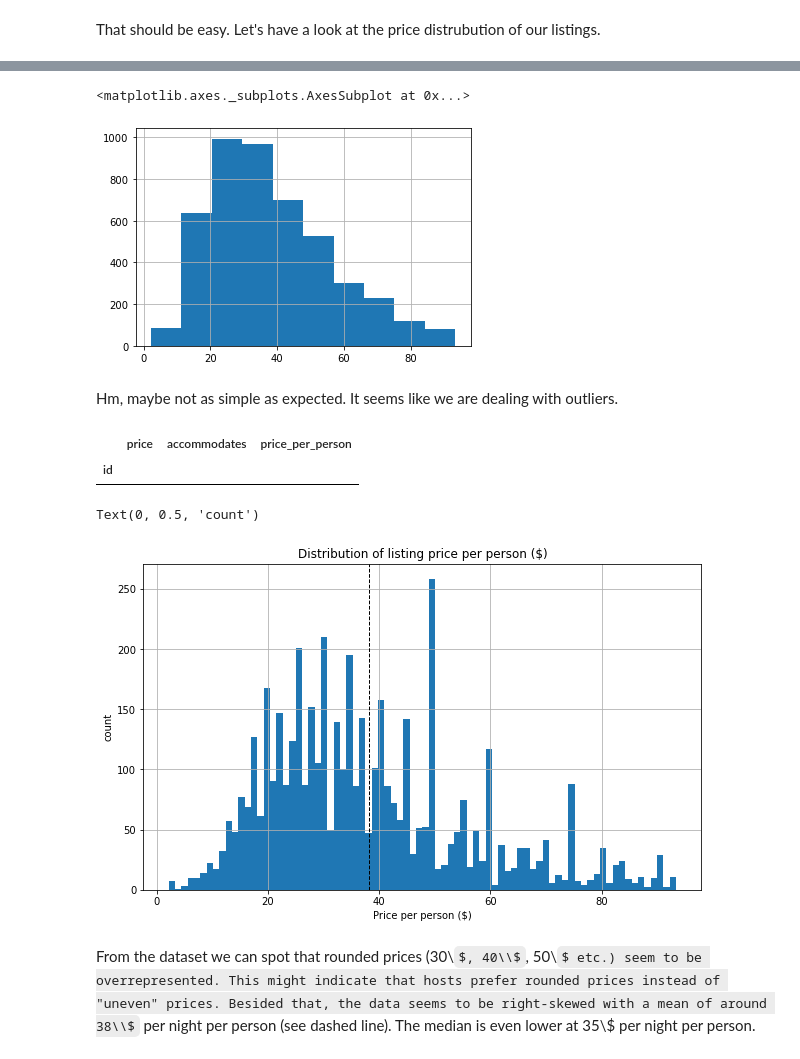
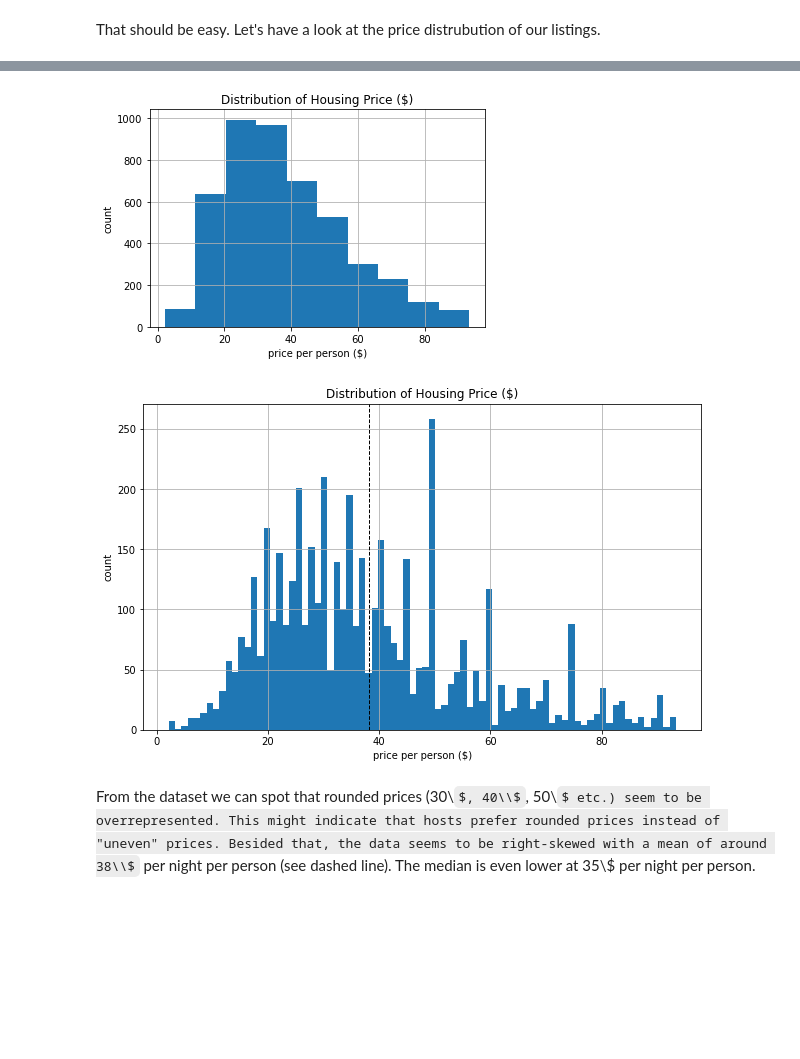
Before and after one commit to mstachl/Airbnb_Munich_EDA, a Jupyter notebook: airbnb_munich_EDA.ipynb, the cells around one changed output, grey strips where cells are left out. Drawn from its saved outputs; the diff is of its cells as text; code cells hidden in the pictures; some formulas as TeX source; blank space fills up the shorter version.

```diff
--- a/airbnb_munich_EDA.ipynb
+++ b/airbnb_munich_EDA.ipynb
@@ -465,24 +489,14 @@ Name: price_per_person, dtype: float64
-# %%
-listings_df.price_per_person.hist()
-# %% [output]
-<matplotlib.axes._subplots.AxesSubplot at 0x...>
-[figure, removed]
-# %% [markdown]
-Hm, maybe not as simple as expected. It seems like we are dealing with outliers.
-# %%
-listings_df[listings_df.price_per_person>800][["price","accommodates","price_per_person"]]
-# %% [output]
-|  | price | accommodates | price_per_person |
-| id |  |  |  |
+# %%
+listings_df.price_per_person.hist()
+labelPlot("Distribution of Housing Price ($)","price per person ($)","count");
+# %% [output]
+[figure, added]
 # %%
 listings_df.price_per_person.hist(bins=80, figsize=(10,6))
 plt.axvline(listings_df.price_per_person.mean(), color='k', linestyle='dashed', linewidth=1)
-plt.title("Distribution of listing price per person ($)")
-plt.xlabel("Price per person ($)")
-plt.ylabel("count")
+labelPlot("Distribution of Housing Price ($)","price per person ($)","count");
 # %% [output]
-Text(0, 0.5, 'count')
-[figure, old version]
+[figure, new version]
 # %% [markdown]
 From the dataset we can spot that rounded prices (30\\$, 40\\$, 50\\$ etc.) seem to be overrepresented. This might indicate that hosts prefer rounded prices instead of "uneven" prices. Besided that, the data seems to be right-skewed with a mean of around 38\\$ per night per person (see dashed line). The median is even lower at 35\\$ per night per person.
 # %%
```
Also changed, not shown: parts of 69 cells of this notebook.
